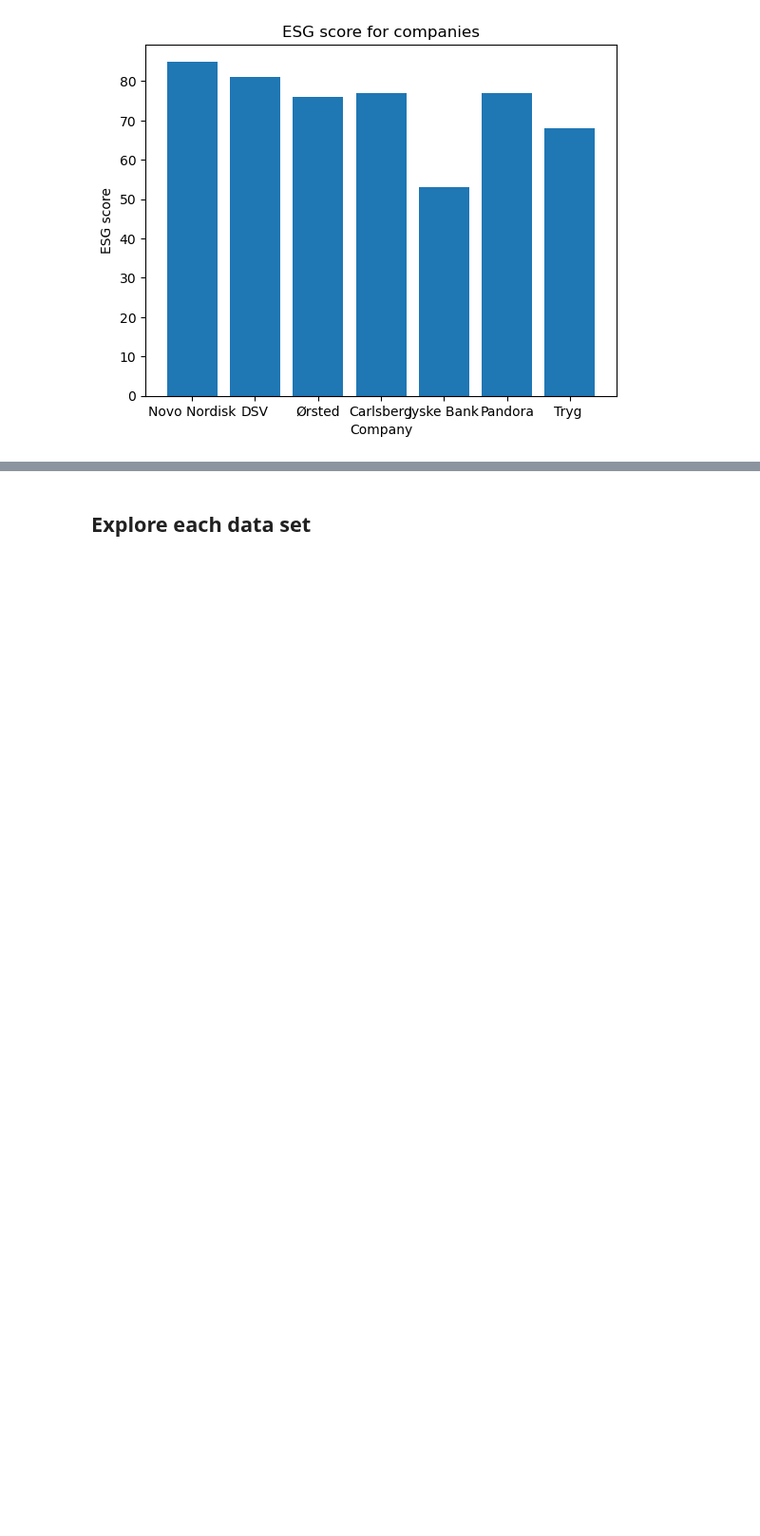
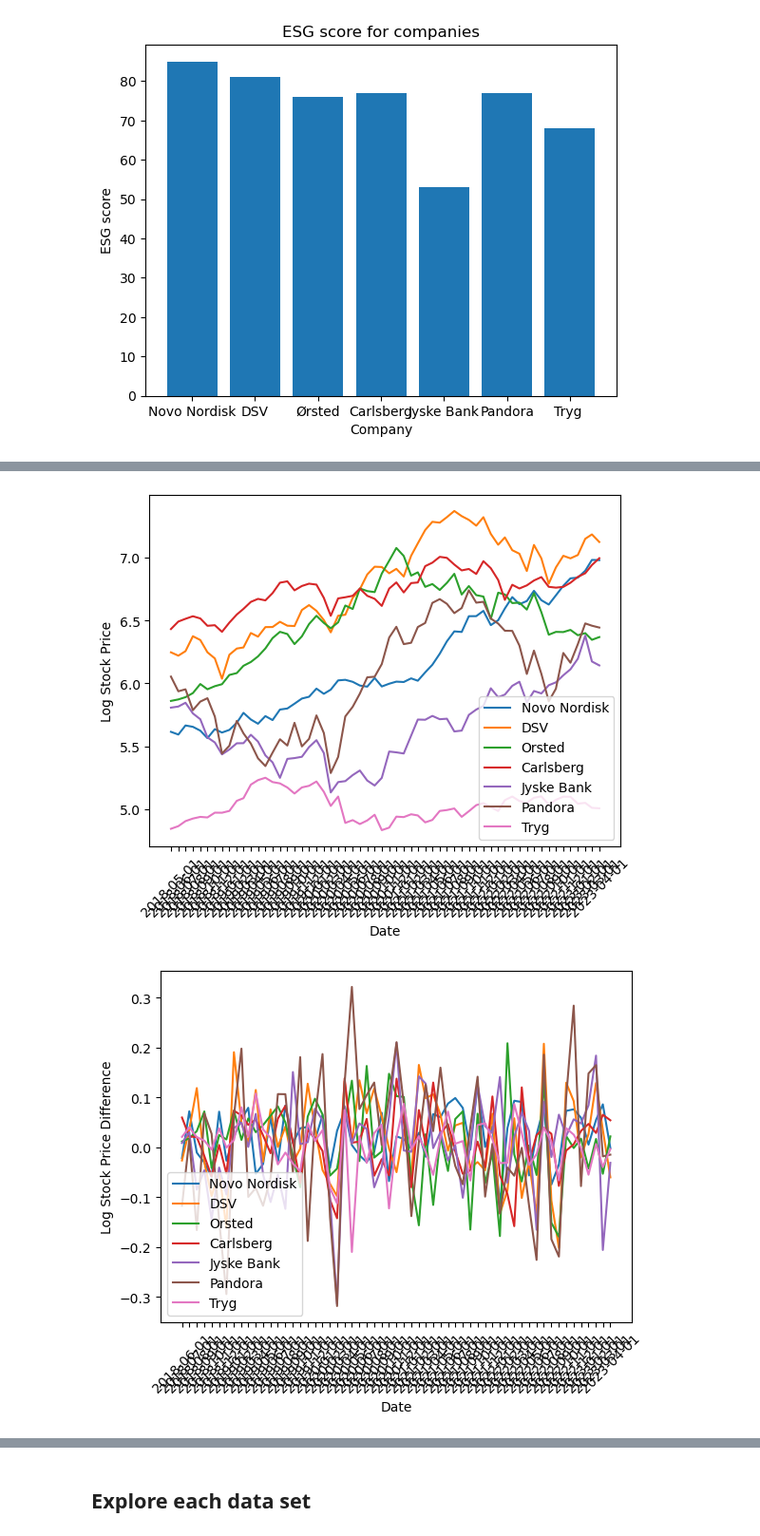
Before and after one commit to NumEconCopenhagen/projects-2023-mmj, a Jupyter notebook: dataproject/dataproject.ipynb, the cells around one changed output, grey strips where cells are left out. Shown at 95% size. Cells and saved outputs as stored; diff of their text form; code cells hidden in the pictures; blank space fills up the shorter version.

```diff
--- a/dataproject/dataproject.ipynb
+++ b/dataproject/dataproject.ipynb
@@ -64,0 +76,48 @@ KeyError: 'Orsted'
+# %%
+import numpy as np
+
+# Read the data
+df1 = pd.read_csv('Monthly prices.csv', delimiter=';')
+
+# Convert date column to pandas datetime type
+df1['Date'] = pd.to_datetime(df1['Date'])
+
+# Compute log prices for each company
+log_prices = np.log(df1[['Novo Nordisk', 'DSV', 'Orsted', 'Carlsberg', 'Jyske Bank', 'Pandora', 'Tryg']])
+
+# Replace original prices with log prices
+df1[['Novo Nordisk', 'DSV', 'Orsted', 'Carlsberg', 'Jyske Bank', 'Pandora', 'Tryg']] = log_prices
+
+# Plot the log prices
+fig, ax = plt.subplots()
+ax.set_xlabel('Date')
+ax.set_xticks(df1['Date'].values)
+ax.set_xticklabels(df1['Date'].dt.strftime('%Y-%m-%d'), rotation=45)
+ax.set_ylabel('Log Stock Price')
+for company in ['Novo Nordisk', 'DSV', 'Orsted', 'Carlsberg', 'Jyske Bank', 'Pandora', 'Tryg']:
+    ax.plot(df1['Date'], df1[company], label=company)
+ax.legend()
+plt.show()
+
+# Read the data
+df1 = pd.read_csv('Monthly prices.csv', delimiter=';', parse_dates=['Date'], index_col='Date')
+
+# Compute log prices for each company
+log_prices = np.log(df1[['Novo Nordisk', 'DSV', 'Orsted', 'Carlsberg', 'Jyske Bank', 'Pandora', 'Tryg']])
+
+# Compute log difference
+log_diff = log_prices.diff().dropna()
+
+# Plot the log difference
+fig, ax = plt.subplots()
+ax.set_xlabel('Date')
+ax.set_xticks(log_diff.index.values)
+ax.set_xticklabels(log_diff.index.strftime('%Y-%m-%d'), rotation=45)
+ax.set_ylabel('Log Stock Price Difference')
+for company in ['Novo Nordisk', 'DSV', 'Orsted', 'Carlsberg', 'Jyske Bank', 'Pandora', 'Tryg']:
+    ax.plot(log_diff.index, log_diff[company], label=company)
+ax.legend()
+plt.show()
+# %% [output]
+[figure, added]
+[figure, added]
```
Also changed, not shown: parts of 3 cells of this notebook.
